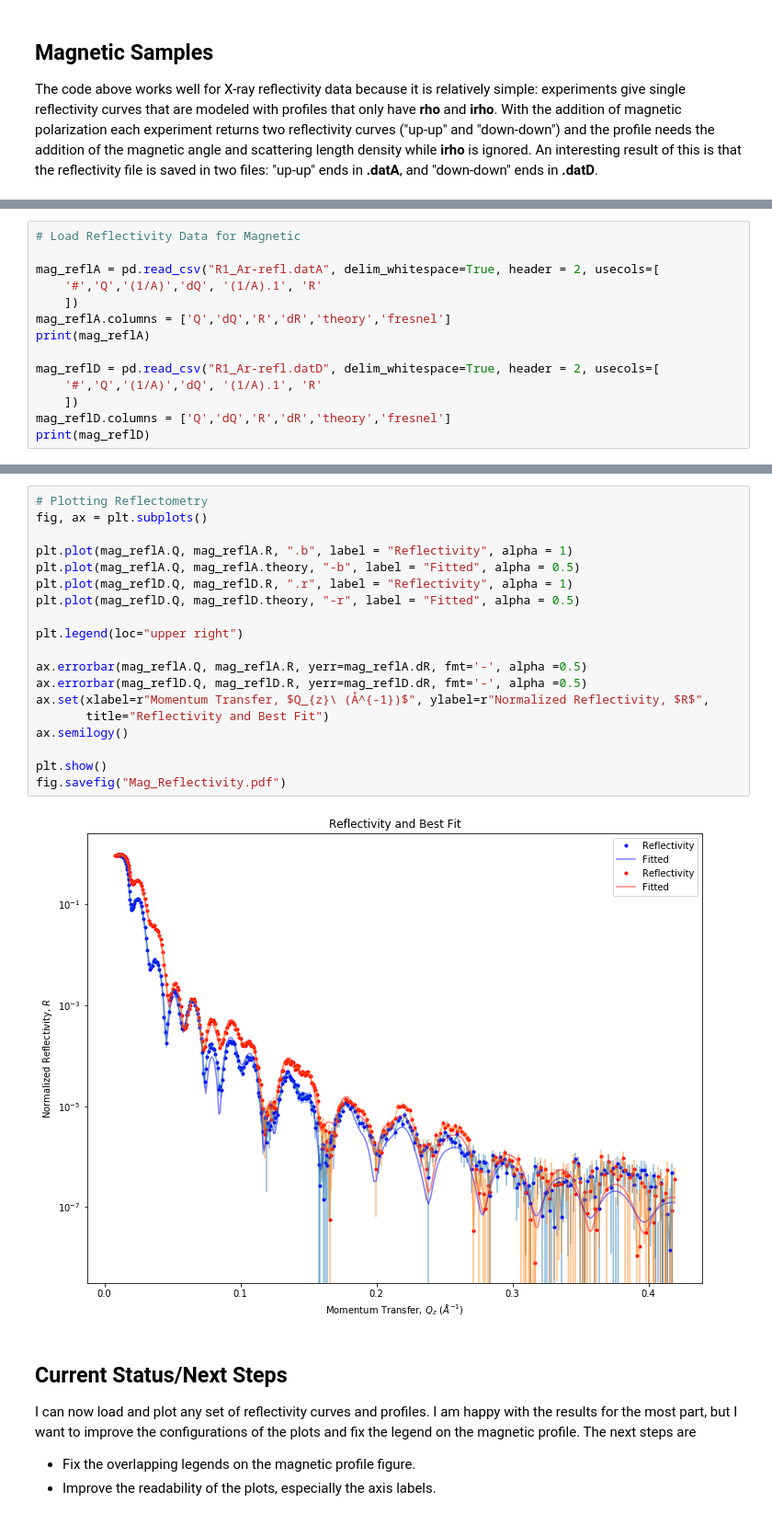
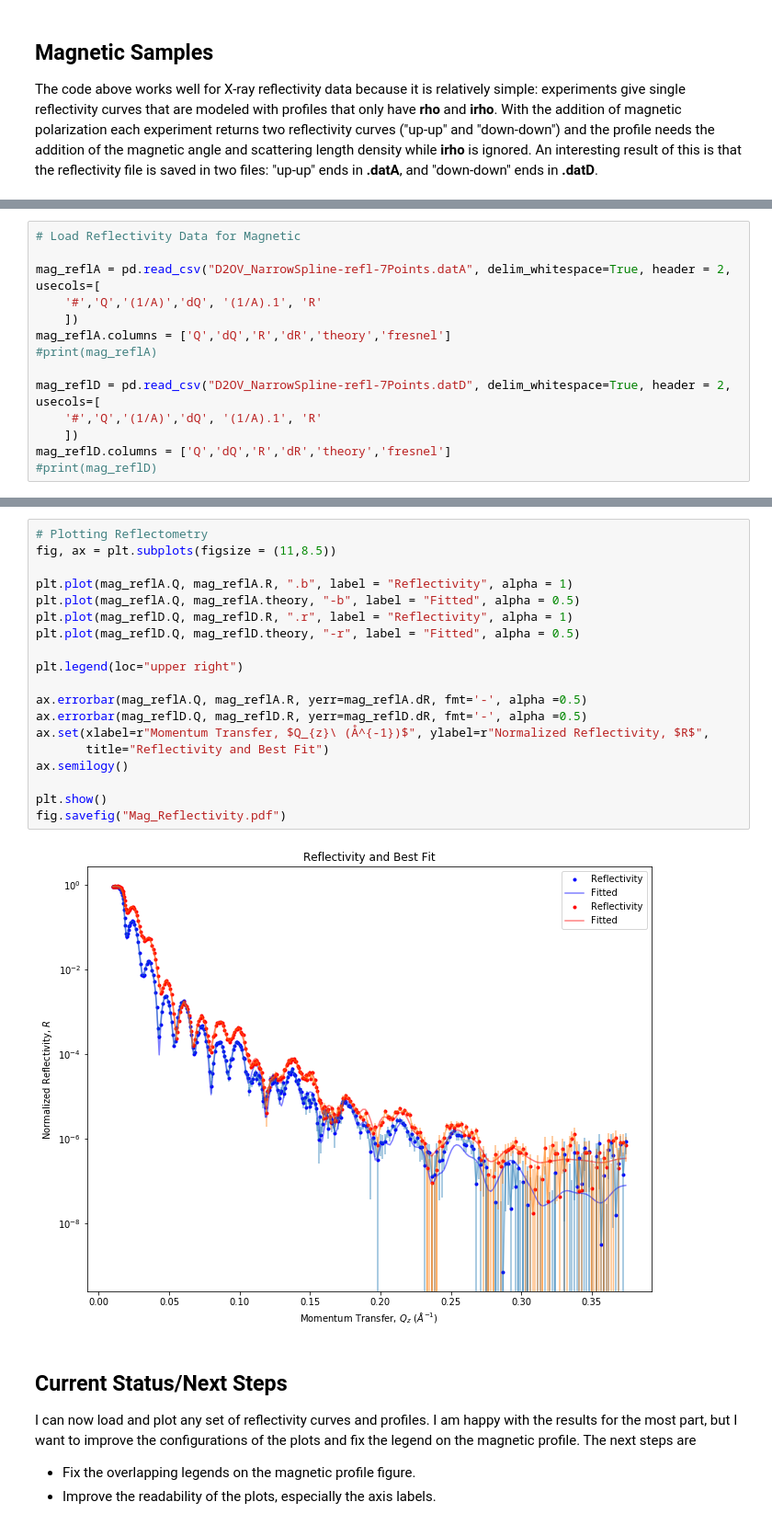
Before and after one commit to brianjosey/Autoplotting, a Jupyter notebook: Plotting.ipynb, the cells around one changed output, grey strips where cells are left out. Shown at 92% size. Cells and saved outputs as stored; diff of their text form.

```diff
--- a/Plotting.ipynb
+++ b/Plotting.ipynb
@@ -138,14 +126,14 @@ fig.savefig("Mag_Profile.pdf")
 # %%
 # Load Reflectivity Data for Magnetic
 
-mag_reflA = pd.read_csv("R1_Ar-refl.datA", delim_whitespace=True, header = 2, usecols=[
+mag_reflA = pd.read_csv("D2OV_NarrowSpline-refl-7Points.datA", delim_whitespace=True, header = 2, usecols=[
     '#','Q','(1/A)','dQ', '(1/A).1', 'R'
     ])
 mag_reflA.columns = ['Q','dQ','R','dR','theory','fresnel']
-print(mag_reflA)
+#print(mag_reflA)
 
-mag_reflD = pd.read_csv("R1_Ar-refl.datD", delim_whitespace=True, header = 2, usecols=[
+mag_reflD = pd.read_csv("D2OV_NarrowSpline-refl-7Points.datD", delim_whitespace=True, header = 2, usecols=[
     '#','Q','(1/A)','dQ', '(1/A).1', 'R'
     ])
 mag_reflD.columns = ['Q','dQ','R','dR','theory','fresnel']
-print(mag_reflD)
+#print(mag_reflD)
@@ -170,24 +140,24 @@ print(mag_reflD)
 # %%
 # Plotting Reflectometry
-fig, ax = plt.subplots()
+fig, ax = plt.subplots(figsize = (11,8.5))
 
 plt.plot(mag_reflA.Q, mag_reflA.R, ".b", label = "Reflectivity", alpha = 1)
 plt.plot(mag_reflA.Q, mag_reflA.theory, "-b", label = "Fitted", alpha = 0.5)
 plt.plot(mag_reflD.Q, mag_reflD.R, ".r", label = "Reflectivity", alpha = 1)
 plt.plot(mag_reflD.Q, mag_reflD.theory, "-r", label = "Fitted", alpha = 0.5)
 
 plt.legend(loc="upper right")
 
 ax.errorbar(mag_reflA.Q, mag_reflA.R, yerr=mag_reflA.dR, fmt='-', alpha =0.5)
 ax.errorbar(mag_reflD.Q, mag_reflD.R, yerr=mag_reflD.dR, fmt='-', alpha =0.5)
 ax.set(xlabel=r"Momentum Transfer, $Q_{z}\ (Å^{-1})$", ylabel=r"Normalized Reflectivity, $R$",
        title="Reflectivity and Best Fit")
 ax.semilogy()
 
 plt.show()
 fig.savefig("Mag_Reflectivity.pdf")
 # %% [output]
-[figure, old version]
+[figure, new version]
 # %% [markdown]
 ## Current Status/Next Steps
 
```
Also changed, not shown: parts of 4 cells of this notebook.
